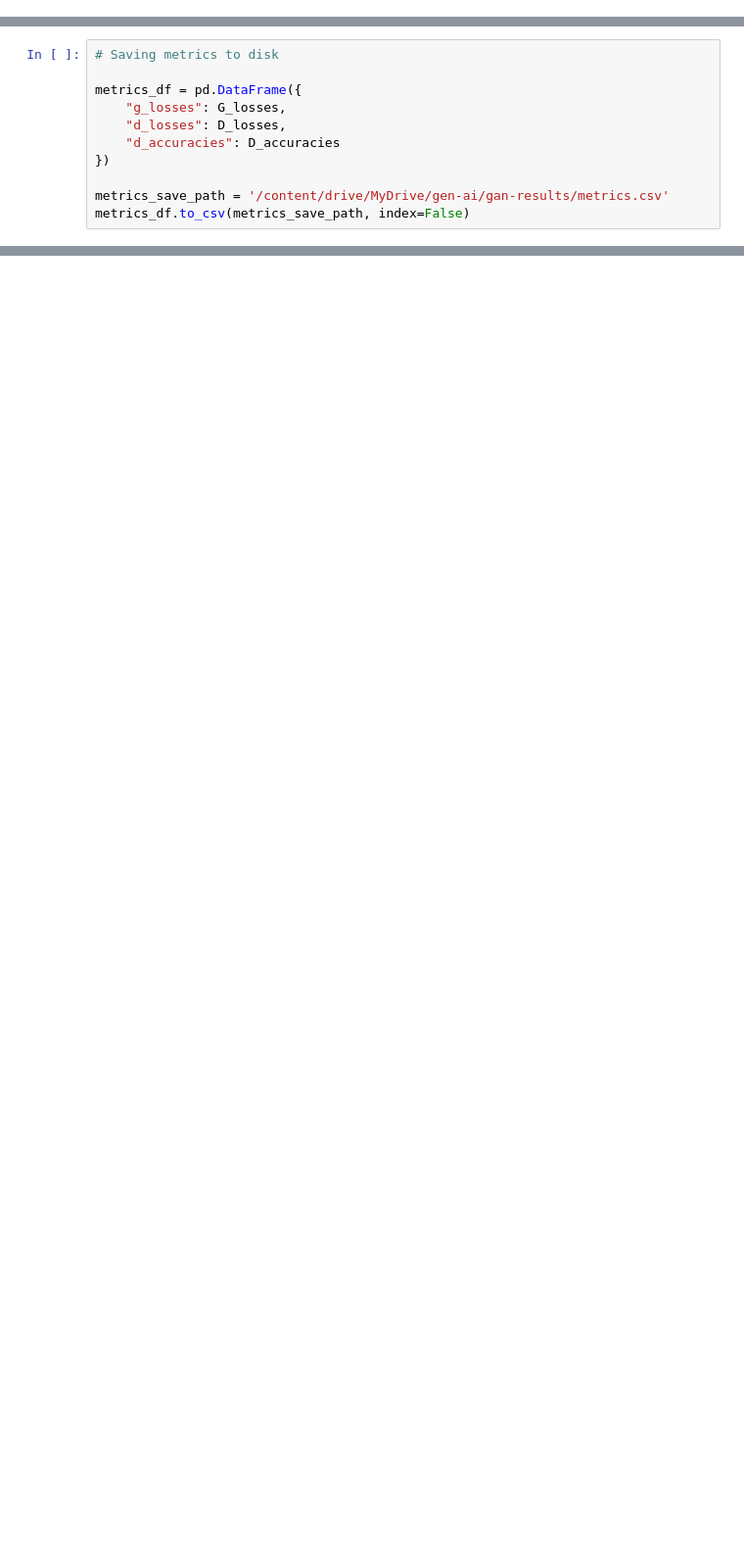
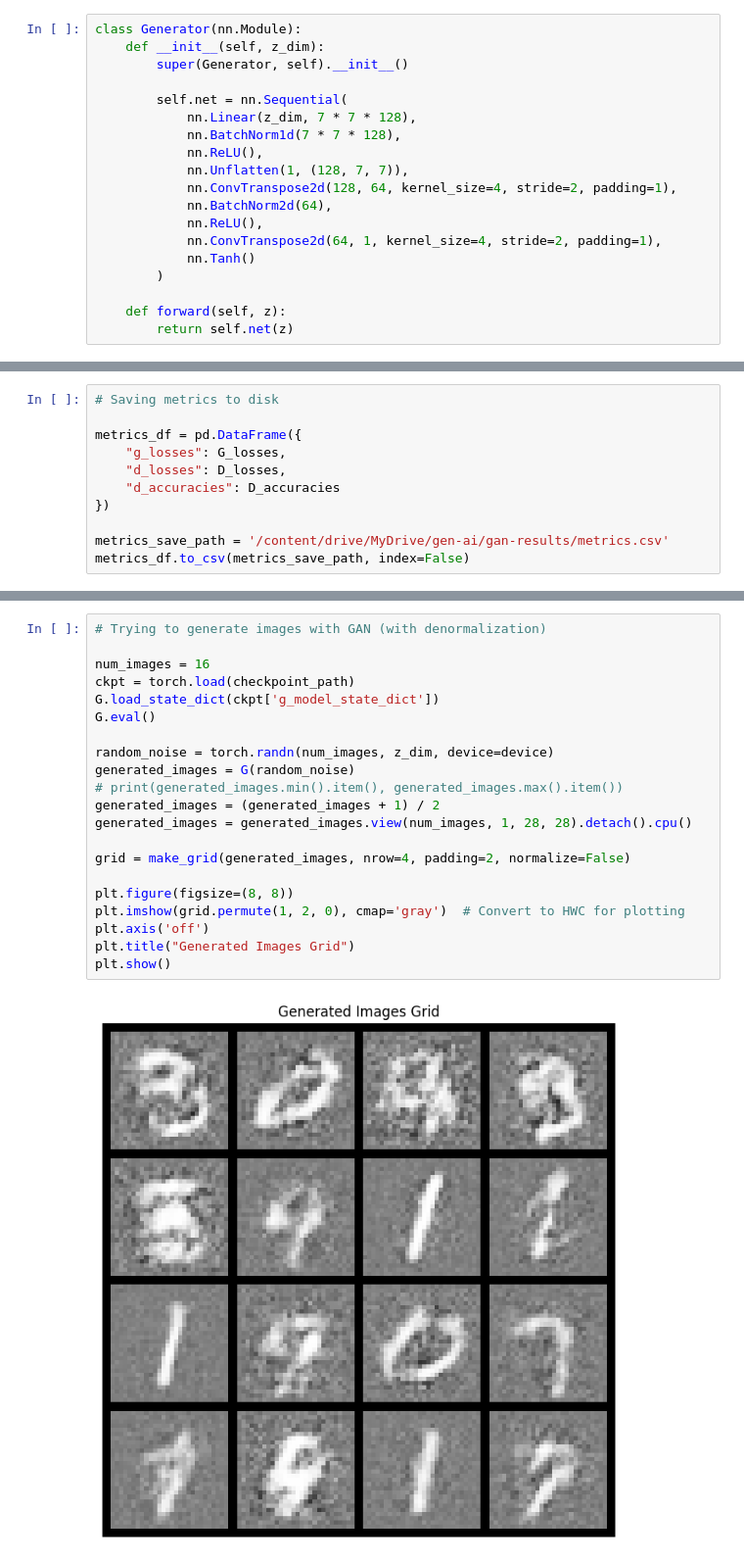
Before and after one commit to arora-riya/Generative-AI-Exercises, a Jupyter notebook: gan.ipynb, the cells around one changed output, grey strips where cells are left out. Shown at 98% size. Drawn from its saved outputs; the diff is of its cells as text; blank space fills up the shorter version.

```diff
--- a/gan.ipynb
+++ b/gan.ipynb
@@ -116 +108,20 @@ class Generator(nn.Module):
+# %%
+class Generator(nn.Module):
+    def __init__(self, z_dim):
+        super(Generator, self).__init__()
+
+        self.net = nn.Sequential(
+            nn.Linear(z_dim, 7 * 7 * 128),
+            nn.BatchNorm1d(7 * 7 * 128),
+            nn.ReLU(),
+            nn.Unflatten(1, (128, 7, 7)),
+            nn.ConvTranspose2d(128, 64, kernel_size=4, stride=2, padding=1),
+            nn.BatchNorm2d(64),
+            nn.ReLU(),
+            nn.ConvTranspose2d(64, 1, kernel_size=4, stride=2, padding=1),
+            nn.Tanh()
+        )
+
+    def forward(self, z):
+        return self.net(z)
 # %%
@@ -373,0 +436,23 @@ print(average_loss)
+# %%
+# Trying to generate images with GAN (with denormalization)
+
+num_images = 16
+ckpt = torch.load(checkpoint_path)
+G.load_state_dict(ckpt['g_model_state_dict'])
+G.eval()
+
+random_noise = torch.randn(num_images, z_dim, device=device)
+generated_images = G(random_noise)
+# print(generated_images.min().item(), generated_images.max().item())
+generated_images = (generated_images + 1) / 2
+generated_images = generated_images.view(num_images, 1, 28, 28).detach().cpu()
+
+grid = make_grid(generated_images, nrow=4, padding=2, normalize=False)
+
+plt.figure(figsize=(8, 8))
+plt.imshow(grid.permute(1, 2, 0), cmap='gray')  # Convert to HWC for plotting
+plt.axis('off')
+plt.title("Generated Images Grid")
+plt.show()
+# %% [output]
+[figure, added]
```
Also changed, not shown: parts of 16 cells of this notebook, 1 other file.
